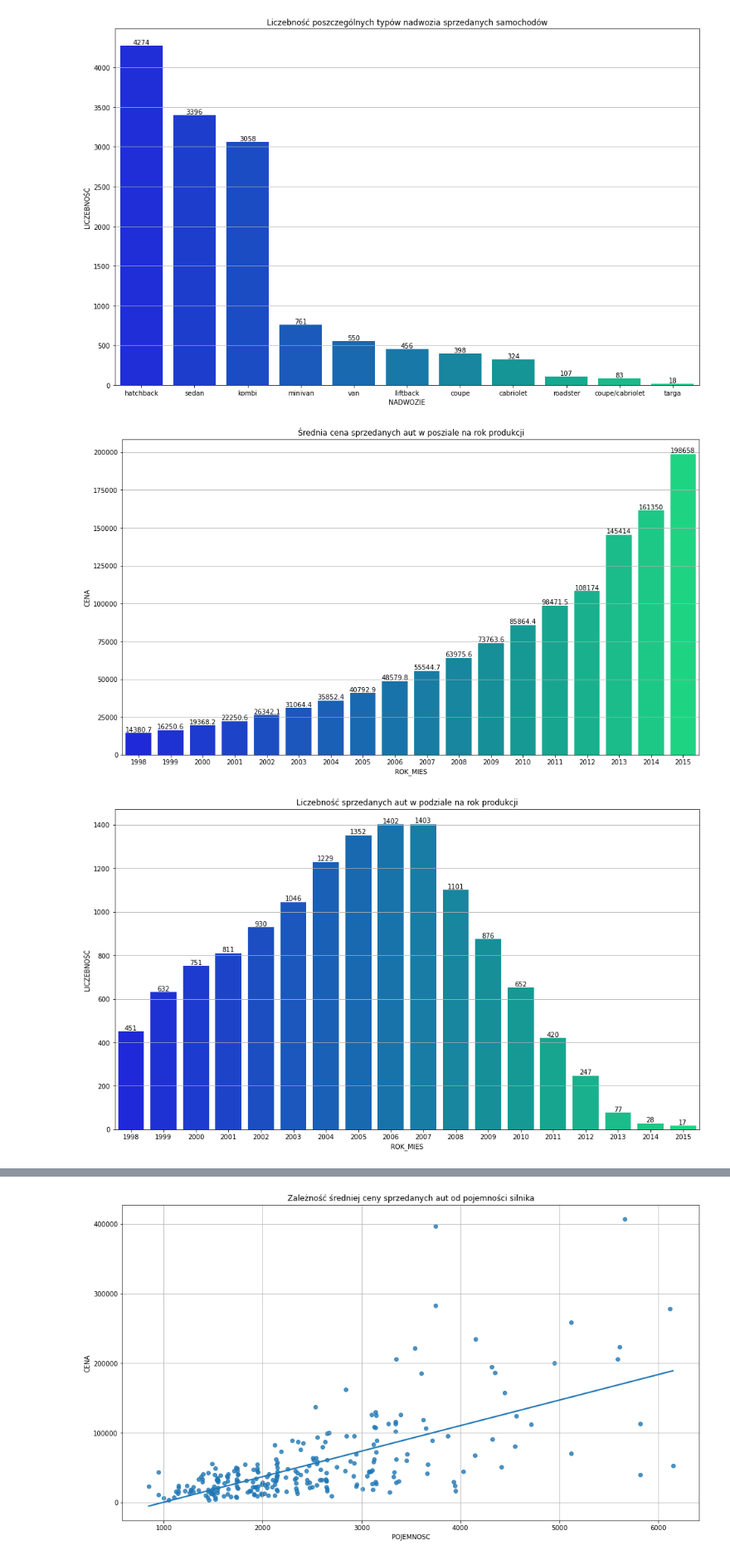
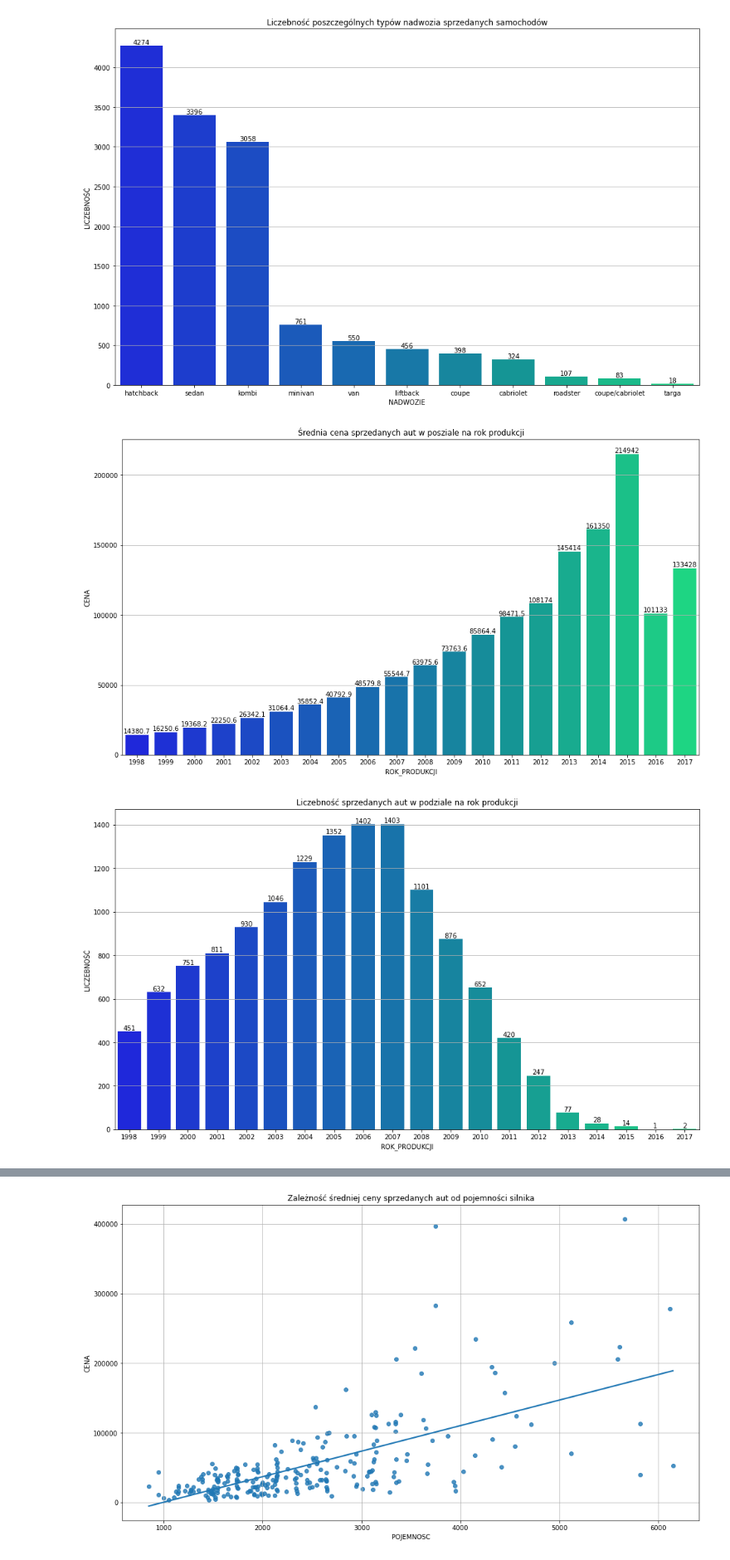
Before and after one commit to lukaszlachowicz/Projekty, a Jupyter notebook: analiza cen samochodów/analiza cen samochodów.ipynb, the cells around one changed output, grey strips where cells are left out. Shown at 83% size. Drawn from its saved outputs; the diff is of its cells as text; code cells hidden in the pictures.

```diff
--- a/analiza cen samochodów/analiza cen samochodów.ipynb
+++ b/analiza cen samochodów/analiza cen samochodów.ipynb
@@ -27,4 +29,7 @@ df
 | 15904 | 134494 | tg | PORSCHE | targa (dach twardy demontowany) | 3750 | 2001 | 220200 |
 | 15905 | 134494 | tg | PORSCHE | targa (dach twardy demontowany) | 3750 | 2000 | -204246 |
 15906 rows × 7 columns
+# %%
+# Zmiana nazwy kolumny w celu lepszej czytelności tabeli
+df = df.rename(columns={'ROK_MIES': 'ROK_PRODUKCJI'})
 # %%
@@ -72,6 +77,6 @@ See the caveats in the documentation: https://pandas.pydata.org/pandas-docs/stab
 # %%
+# Skrócenie nazwy nadwozia
 df.loc[df['NADWOZIE'] == 'targa (dach twardy demontowany)', 'NADWOZIE'] = 'targa'
-df.loc[df['ROK_MIES'] >= 2015, 'ROK_MIES'] = 2015
 # %%
 df
 # %% [output]
@@ -181,11 +200,12 @@ plt.show()
 # %% [output]
 [figure]
 # %%
-df_cena_rok = df.groupby('ROK_MIES').mean()['CENA'].reset_index()
+# Pogrupowanie danych według typów roku produkcji, obliczenie średniej ceny dla każdego z nich
+df_cena_rok = df.groupby('ROK_PRODUKCJI').mean()['CENA'].reset_index()
 
-
+# Narysowanie wykresu słupkowego
 plt.figure(figsize=(16,9))
-ax = sns.barplot(x='ROK_MIES', y='CENA', data=df_cena_rok, palette='winter')
+ax = sns.barplot(x='ROK_PRODUKCJI', y='CENA', data=df_cena_rok, palette='winter')
 plt.grid(axis='y')
 plt.title('Średnia cena sprzedanych aut w posziale na rok produkcji')
 
@@ -193,18 +213,21 @@ for i in ax.containers:
     ax.bar_label(i,)
 plt.show()
 # %% [output]
-[figure, old version]
+[figure, new version]
 # %%
-df_count_rok = df.groupby('ROK_MIES').count()['MODEL_ID'].reset_index()
+# Pogrupowanie danych według roku produkcji, zliczenie liczby wystąpień każdego z nich
+df_count_rok = df.groupby('ROK_PRODUKCJI').count()['MODEL_ID'].reset_index()
+# Zmiana nazwy kolumny w celu lepszej czytelności tabeli
 df_count_rok.rename(columns={'MODEL_ID': 'LICZEBNOŚĆ'}, inplace=True)
 
+# Narysowanie wykresu słupkowego
 plt.figure(figsize=(16,9))
-ax = sns.barplot(x='ROK_MIES', y='LICZEBNOŚĆ', data=df_count_rok, palette='winter')
+ax = sns.barplot(x='ROK_PRODUKCJI', y='LICZEBNOŚĆ', data=df_count_rok, palette='winter')
 plt.grid(axis='y')
 plt.title('Liczebność sprzedanych aut w podziale na rok produkcji')
 
 for i in ax.containers:
     ax.bar_label(i,)
 plt.show()
 # %% [output]
-[figure, old version]
+[figure, new version]
```
Also changed, not shown: parts of 49 cells of this notebook.
